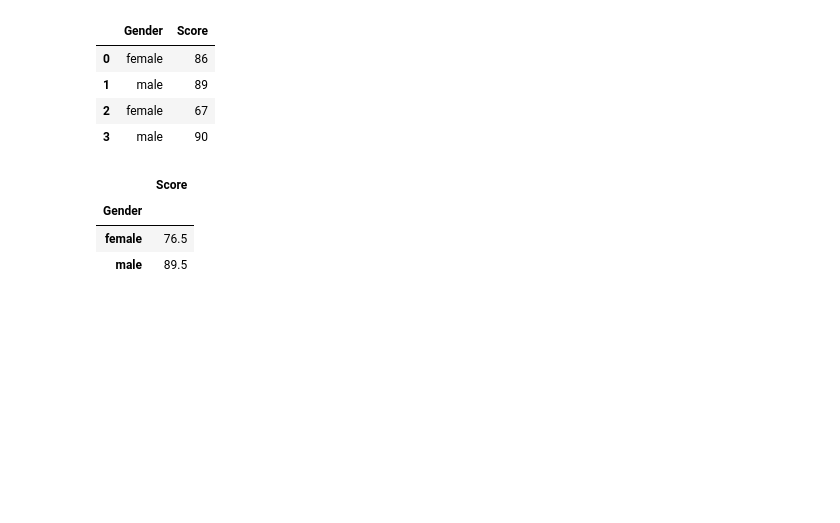
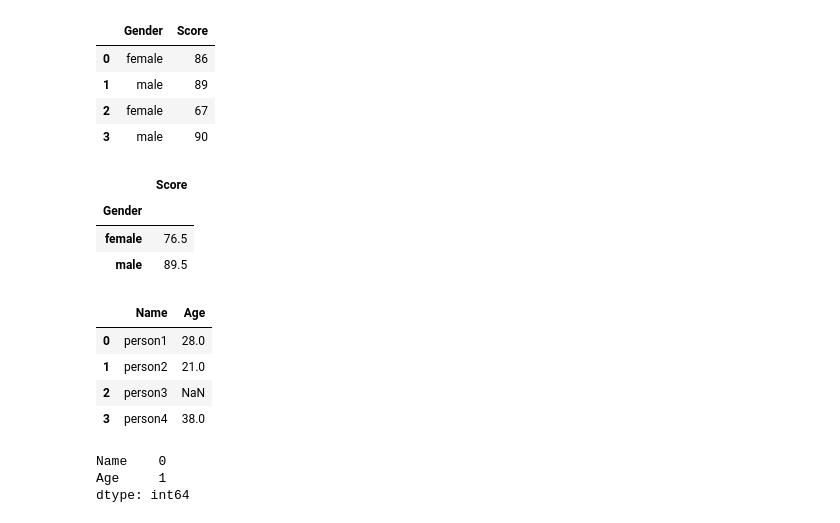
Before and after one commit to priyanka8625/TechSaksham-AI-Training-2025, a Jupyter notebook: Day11_Pandas/Pandas.ipynb, the cells around one changed output. Saved outputs shown, nothing was run; the diff lists cells and outputs as text; code cells hidden in the pictures; blank space fills up the shorter version.

```diff
--- a/Day11_Pandas/Pandas.ipynb
+++ b/Day11_Pandas/Pandas.ipynb
@@ -769,0 +772,17 @@ group
+# %%
+data1={'Name':['person1','person2','person3','person4'],
+      'Age':[28,21,NaN,38]} #if you use without importing NaN it throws error
+data=pd.DataFrame(data1)
+data
+# %% [output]
+|  | Name | Age |
+| 0 | person1 | 28.0 |
+| 1 | person2 | 21.0 |
+| 2 | person3 | NaN |
+| 3 | person4 | 38.0 |
+# %%
+data.isnull().sum() #display the tota; number of nan values from dataframe for each column
+# %% [output]
+Name    0
+Age     1
+dtype: int64
```
Also changed, not shown: parts of 3 cells of this notebook.
